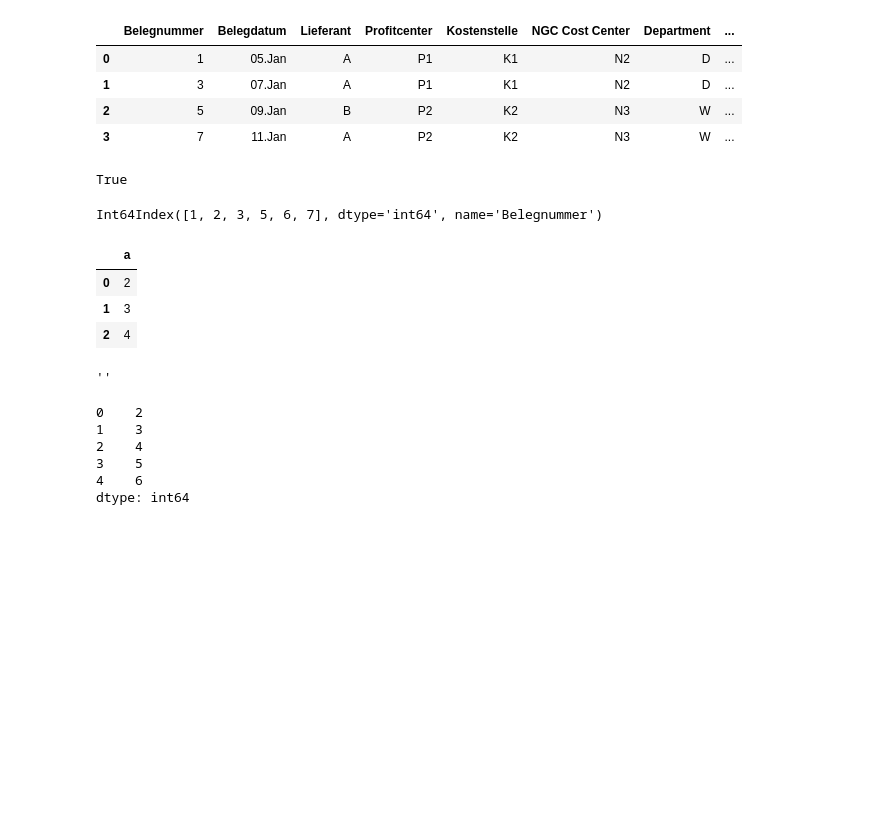
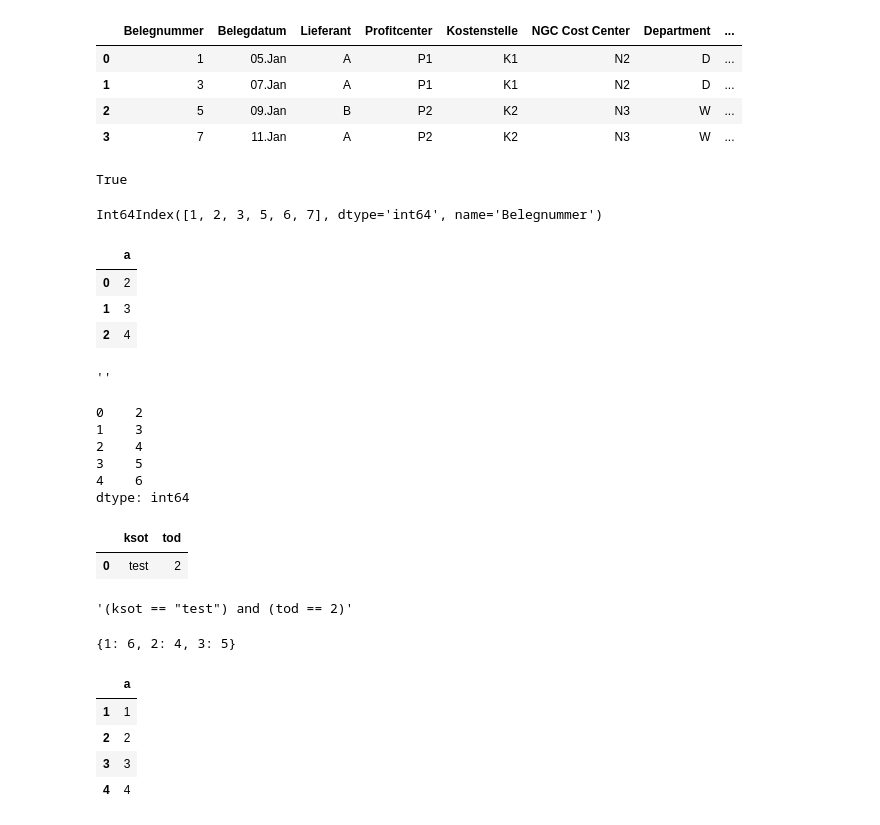
Before and after one commit to oilyshelf/AutomaModela, a Jupyter notebook: Notebooks/bpmn.ipynb, the cells around one changed output. Cells and saved outputs as stored; diff of their text form; code cells hidden in the pictures; blank space fills up the shorter version.

Commit message:
added all transformation strats

```diff
--- a/Notebooks/bpmn.ipynb
+++ b/Notebooks/bpmn.ipynb
@@ -822,3 +822,43 @@ t.trans(df)
 3    5
 4    6
 dtype: int64
+# %%
+d = {"ksot":"test", "tod":2}
+dd = {key: [entry] for key, entry in d.items()}
+pd.DataFrame(data=dd)
+# %% [output]
+|  | ksot | tod |
+| 0 | test | 2 |
+# %%
+" and ".join([f"""({key} == {entry if type(entry) is not str else '"'+entry+'"' })""" for key, entry in d.items()])
+# %% [output]
+'(ksot == "test") and (tod == 2)'
+# %%
+dict(zip([1,2,3], [6,4,5]))
+# %% [output]
+{1: 6, 2: 4, 3: 5}
+# %%
+class deleteRow(TransformationStrategy):
+
+    def __init__(self, *args, **kwargs) -> None:
+        if args:
+            self.order = True
+            self.tbd = args
+        elif kwargs:
+            self.order = False
+            self.tbd = " and ".join([f"""({key} == {entry if type(entry) is not str else '"'+entry+'"' })""" for key, entry in kwargs.items()])
+
+    def transform(self, df: pd.DataFrame) -> pd.DataFrame:
+        if self.order:
+            self.tbd = " and ".join(f"""({key} == {entry if type(entry) is not str else '"'+entry+'"' })""" for key, entry in dict(zip(df.columns, self.tbd)).items())
+        return FilterStrategy(f" not ({self.tbd})").transform(df)
+
+    def get_code(self, df_name: str) -> str:
+        pass
+deleteRow(0).transform(df)
+# %% [output]
+|  | a |
+| 1 | 1 |
+| 2 | 2 |
+| 3 | 3 |
+| 4 | 4 |
```
Also changed, not shown: parts of 3 cells of this notebook, 3 other files.
